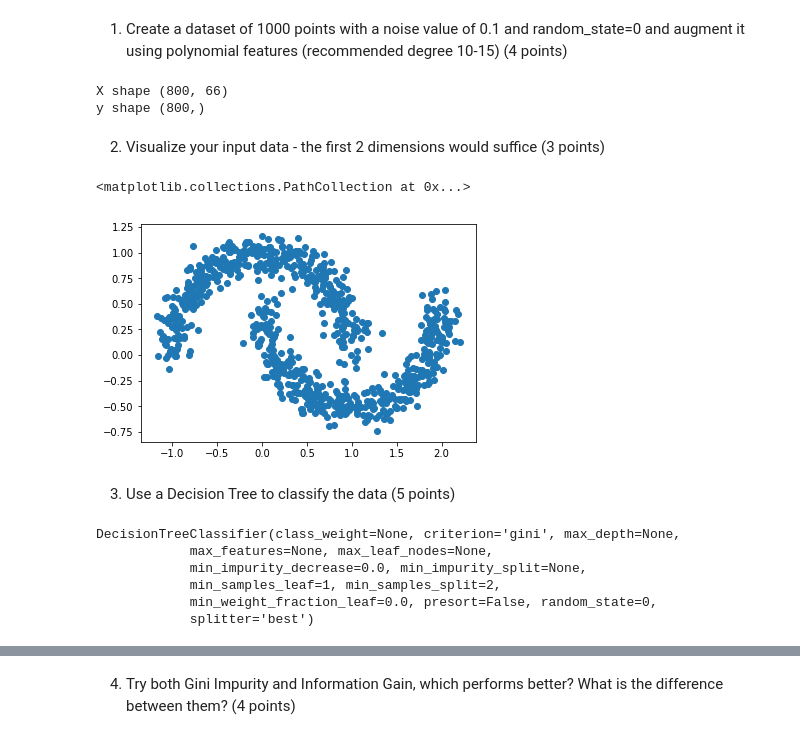
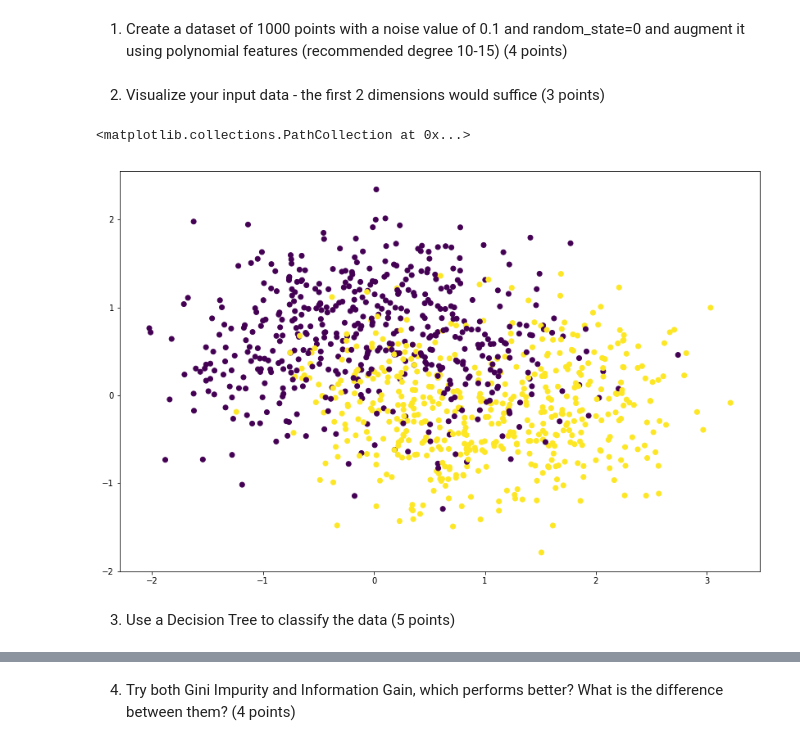
Before and after one commit to kentheo/mli-coursework-1, a Jupyter notebook: MLI-CW-1.ipynb, the cells around one changed output, grey strips where cells are left out. Saved outputs shown, nothing was run; the diff lists cells and outputs as text; code cells hidden in the pictures.

```diff
--- a/MLI-CW-1.ipynb
+++ b/MLI-CW-1.ipynb
@@ -17,26 +17,3 @@ $\mathbf{NOTE - \text{READ THIS}:}$
 In this question we will use a toy spiral dataset as generated by the [`make_moons`](https://scikit-learn.org/stable/modules/generated/sklearn.datasets.make_moons.html) function of sklearn
 # %% [markdown]
 1) Create a dataset of 1000 points with a noise value of 0.1 and random_state=0 and augment it using polynomial features (recommended degree 10-15) (4 points)
-# %%
-## ADD YOUR CODE HERE
-import numpy as np
-import struct
-import gzip
-import pandas as pd
-import sklearn
-from sklearn.datasets import make_moons
-from sklearn.model_selection import train_test_split
-import matplotlib
-import matplotlib.pyplot as plt
-
-X, y = make_moons(1000, noise=0.1, random_state=0)
-poly = sklearn.preprocessing.PolynomialFeatures(degree=10)
-X_poly = poly.fit_transform(X)
-
-X_train, X_test, y_train, y_test = train_test_split(X_poly, y, test_size=0.2, random_state=42)
-
-print("X shape", X_train.shape)
-print("y shape", y_train.shape)
-# %% [output]
-X shape (800, 66)
-y shape (800,)
@@ -43,23 +30,15 @@ y shape (800,)
+# %%
+x_data, y_data = make_moons(1000, noise=0.5, random_state=0)
+poly = sklearn.preprocessing.PolynomialFeatures(degree=10)
+x_data_poly = poly.fit_transform(x_data)
+x_train, x_test, y_train, y_test = sklearn.model_selection.train_test_split(x_data_poly, y_data, test_size=0.2)
 # %% [markdown]
 2) Visualize your input data - the first 2 dimensions would suffice  (3 points)
-# %%
-## ADD YOUR CODE HERE
-plt.scatter(X_train[:, 1], X_train[:, 2])
-# %% [output]
-<matplotlib.collections.PathCollection at 0x...>
-[figure, removed]
+# %%
+plt.figure(figsize=(14,9))
+plt.scatter(x_data_poly[:,1], x_data_poly[:, 2], c=y_data)
+# %% [output]
+<matplotlib.collections.PathCollection at 0x...>
+[figure, added]
 # %% [markdown]
 3) Use a Decision Tree to classify the data (5 points)
-# %%
-## ADD YOUR CODE HERE
-from sklearn import tree
-from sklearn.model_selection import cross_val_score
-dt_clf = tree.DecisionTreeClassifier(criterion='gini', random_state=0)
-dt_clf.fit(X_train, y_train)
-# %% [output]
-DecisionTreeClassifier(class_weight=None, criterion='gini', max_depth=None,
-            max_features=None, max_leaf_nodes=None,
-            min_impurity_decrease=0.0, min_impurity_split=None,
-            min_samples_leaf=1, min_samples_split=2,
-            min_weight_fraction_leaf=0.0, presort=False, random_state=0,
-            splitter='best')
```
Also changed, not shown: parts of 38 cells of this notebook, 33 other files.
